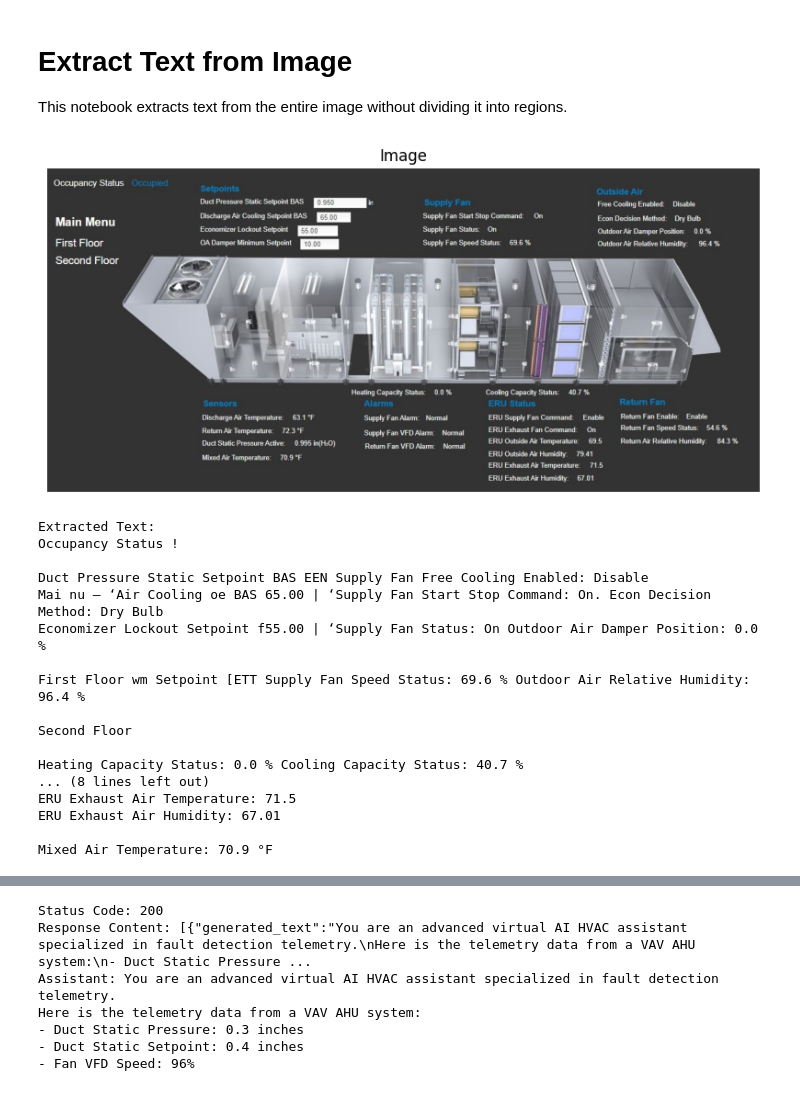
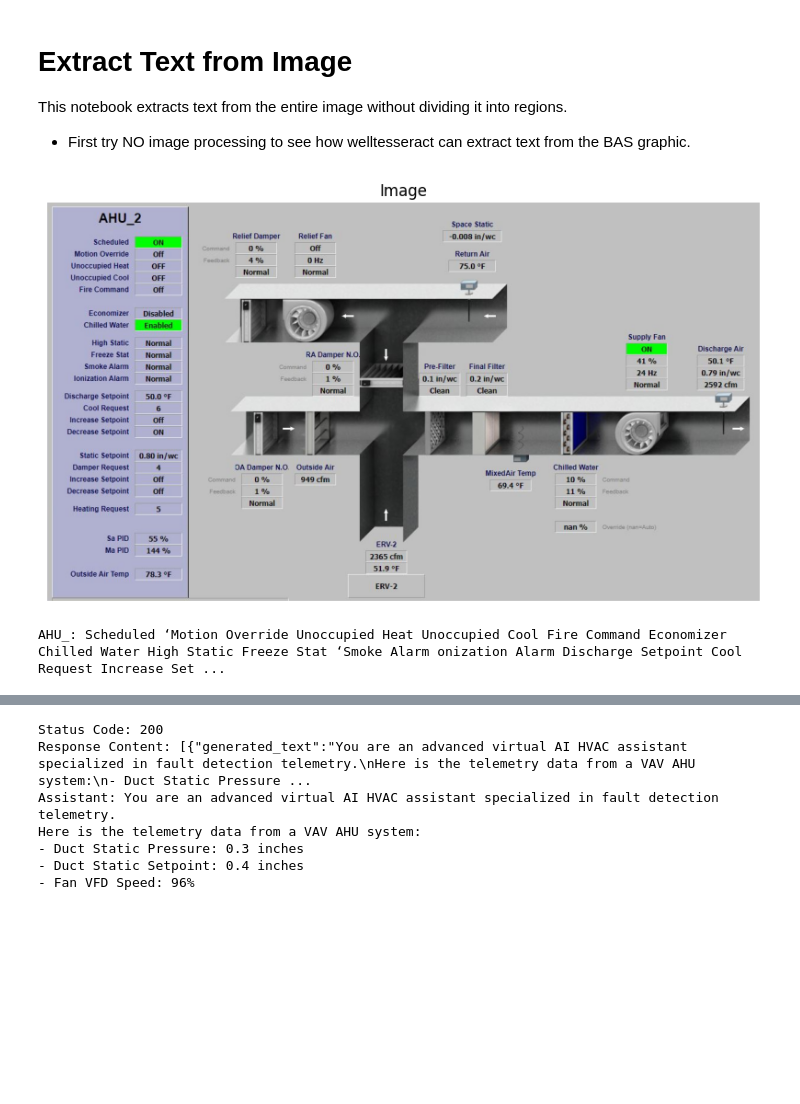
Before and after one commit to bbartling/HVACGraphicsClassifier, a Jupyter notebook: notebooks/text_only_analysis.ipynb, the cells around one changed output, grey strips where cells are left out. Saved outputs shown, nothing was run; the diff lists cells and outputs as text; code cells hidden in the pictures; blank space fills up the shorter version.

Commit message:
updates for some image- processing but needs cleaned up on notebook. Clean up notebook and see if AHU sensors IO can be extracted from CV

```diff
--- a/notebooks/text_only_analysis.ipynb
+++ b/notebooks/text_only_analysis.ipynb
@@ -1,59 +1,50 @@
 # %% [markdown]
 # Extract Text from Image
 This notebook extracts text from the entire image without dividing it into regions.
+
+* First try NO image processing to see how welltesseract can extract text from the BAS graphic.
 # %%
 import pytesseract
 from PIL import Image
 import cv2
 import numpy as np
 import matplotlib.pyplot as plt
+from IPython.display import display, HTML
 
 # Specify the path to tesseract.exe
 pytesseract.pytesseract.tesseract_cmd = r'C:\Users\bbartling\AppData\Local\Programs\Tesseract-OCR\tesseract.exe'
 
 # Function to extract text from an image
 def image_to_text(image_path):
     image = cv2.imread(image_path)
     text = pytesseract.image_to_string(image)
     return text
 
 # Function to display the image
-def display_image(image_path):
-    image = cv2.imread(image_path)
+def display_image(image):
     plt.figure(figsize=(10, 10))
     plt.imshow(cv2.cvtColor(image, cv2.COLOR_BGR2RGB))
     plt.title('Image')
     plt.axis('off')
     plt.show()
 
 # Specify the path to your image
-image_path = r'C:\Users\bbartling\Desktop\HVACGraphicsClassifier\data\ahu\ahu_not_typ_ducting.jpg'
+ahu = r'C:\Users\bbartling\Desktop\HVACGraphicsClassifier\data\ahu\ahu.jpg'
 
 # Display the image
-display_image(image_path)
+image = cv2.imread(ahu)
+display_image(image)
 
 # Extract text from the image
-extracted_text = image_to_text(image_path)
+extracted_text_ahu = image_to_text(ahu)
 
-# Print the extracted text
-print("Extracted Text:")
-print(extracted_text)
+# Display the extracted text in a scrollable text area
+html_output = f"""
+<div style="height: 300px; overflow-y: scroll; border: 1px solid #ccc; padding: 10px;">
+    <pre>{extracted_text_ahu}</pre>
+</div>
+"""
+display(HTML(html_output))
 # %% [output]
-[figure, old version]
+[figure, new version]
-Extracted Text:
-Occupancy Status !
-
-Duct Pressure Static Setpoint BAS EEN Supply Fan Free Cooling Enabled: Disable
-Mai nu — ‘Air Cooling oe BAS 65.00 | ‘Supply Fan Start Stop Command: On. Econ Decision Method: Dry Bulb
-Economizer Lockout Setpoint f55.00 | ‘Supply Fan Status: On Outdoor Air Damper Position: 0.0 %
-
-First Floor wm Setpoint [ETT Supply Fan Speed Status: 69.6 % Outdoor Air Relative Humidity: 96.4 %
-
-Second Floor
-
-Heating Capacity Status: 0.0 % Cooling Capacity Status: 40.7 %
-... (8 lines left out)
-ERU Exhaust Air Temperature: 71.5
-ERU Exhaust Air Humidity: 67.01
-
-Mixed Air Temperature: 70.9 °F
+AHU_: Scheduled ‘Motion Override Unoccupied Heat Unoccupied Cool Fire Command Economizer Chilled Water High Static Freeze Stat ‘Smoke Alarm onization Alarm Discharge Setpoint Cool Request Increase Set ...
```
Also changed, not shown: parts of 7 cells of this notebook, 30 other files.
